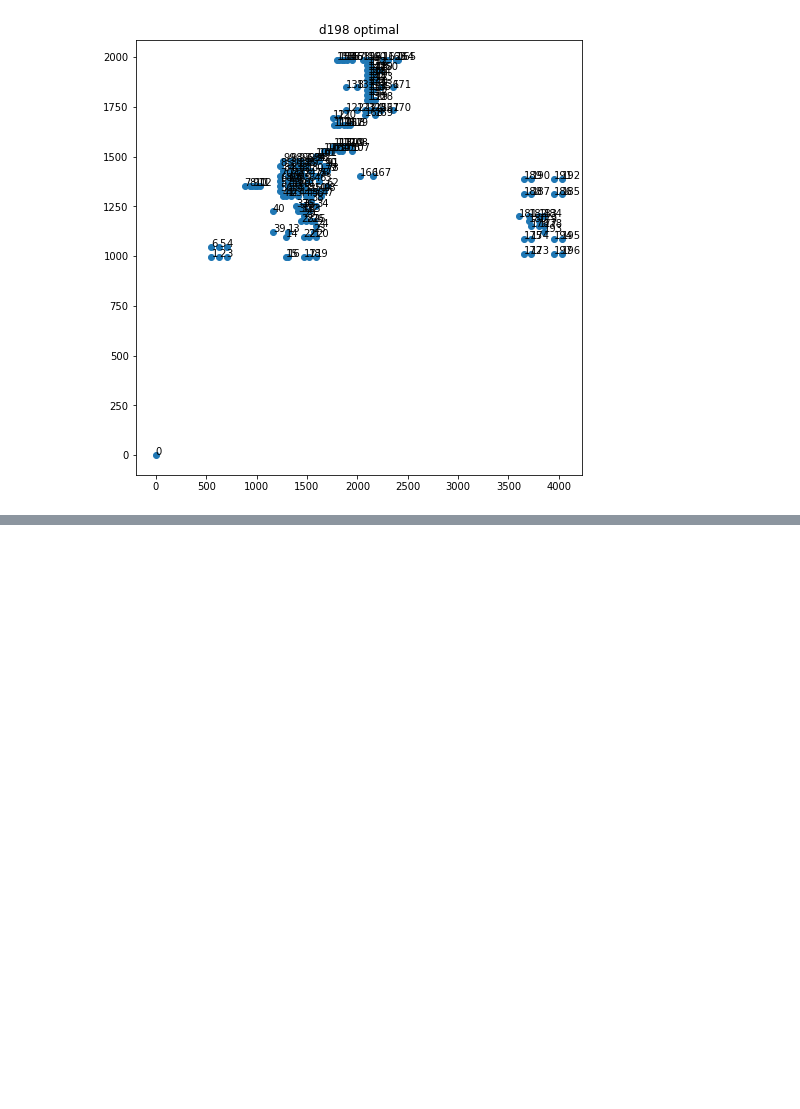
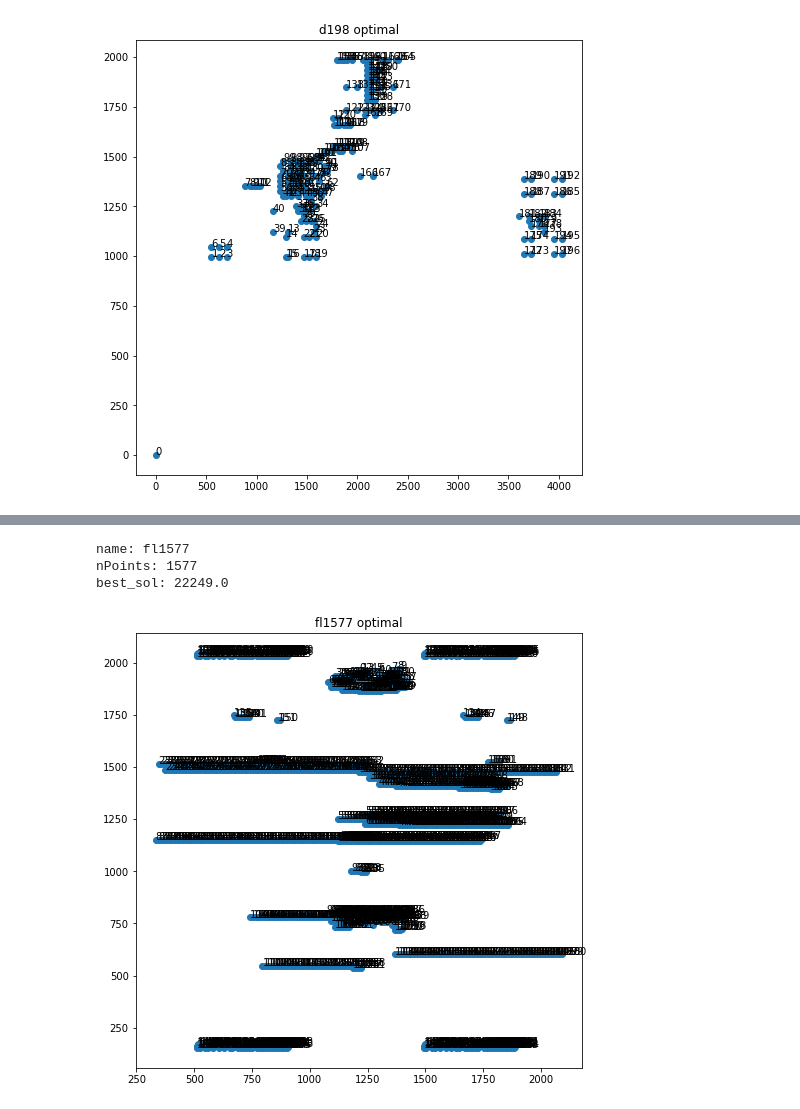
Before and after one commit to WiZeYAR/AI2021MA, a Jupyter notebook: ACS_for_the_TSP.ipynb, the cells around one changed output, grey strips where cells are left out. Cells and saved outputs as stored; diff of their text form; code cells hidden in the pictures; blank space fills up the shorter version.

```diff
--- a/ACS_for_the_TSP.ipynb
+++ b/ACS_for_the_TSP.ipynb
@@ -19,3 +28,12 @@ best_sol: 15780.0
+# %%
+ic = TSP_Instance_Creator("standard", 'fl1577.tsp')
+ic.print_info()
+ic.plot_data()
+# %% [output]
+name: fl1577
+nPoints: 1577
+best_sol: 22249.0
+[figure, added]
 # %%
 import numpy as np
 from AI2020.solvers.local_search import twoOpt
```
Also changed, not shown: parts of 2 cells of this notebook.
